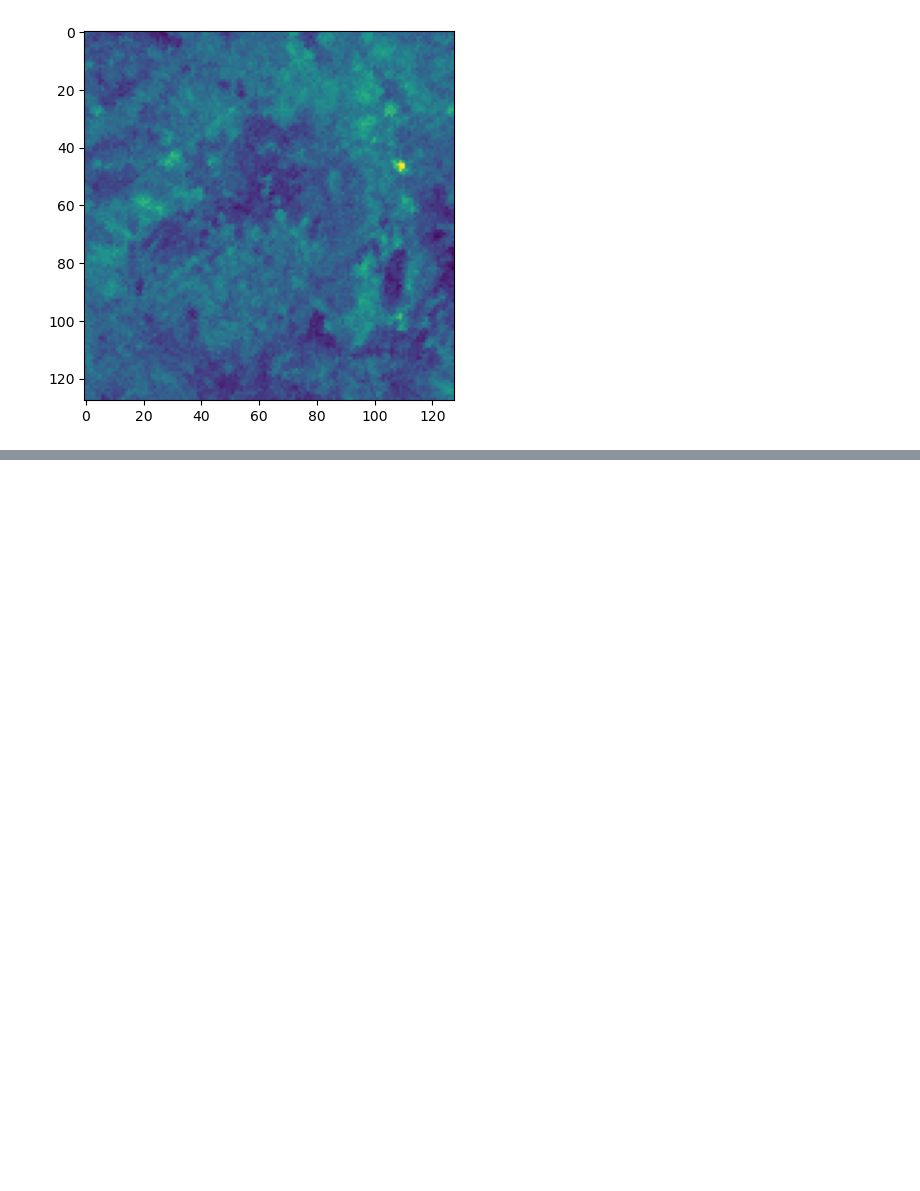
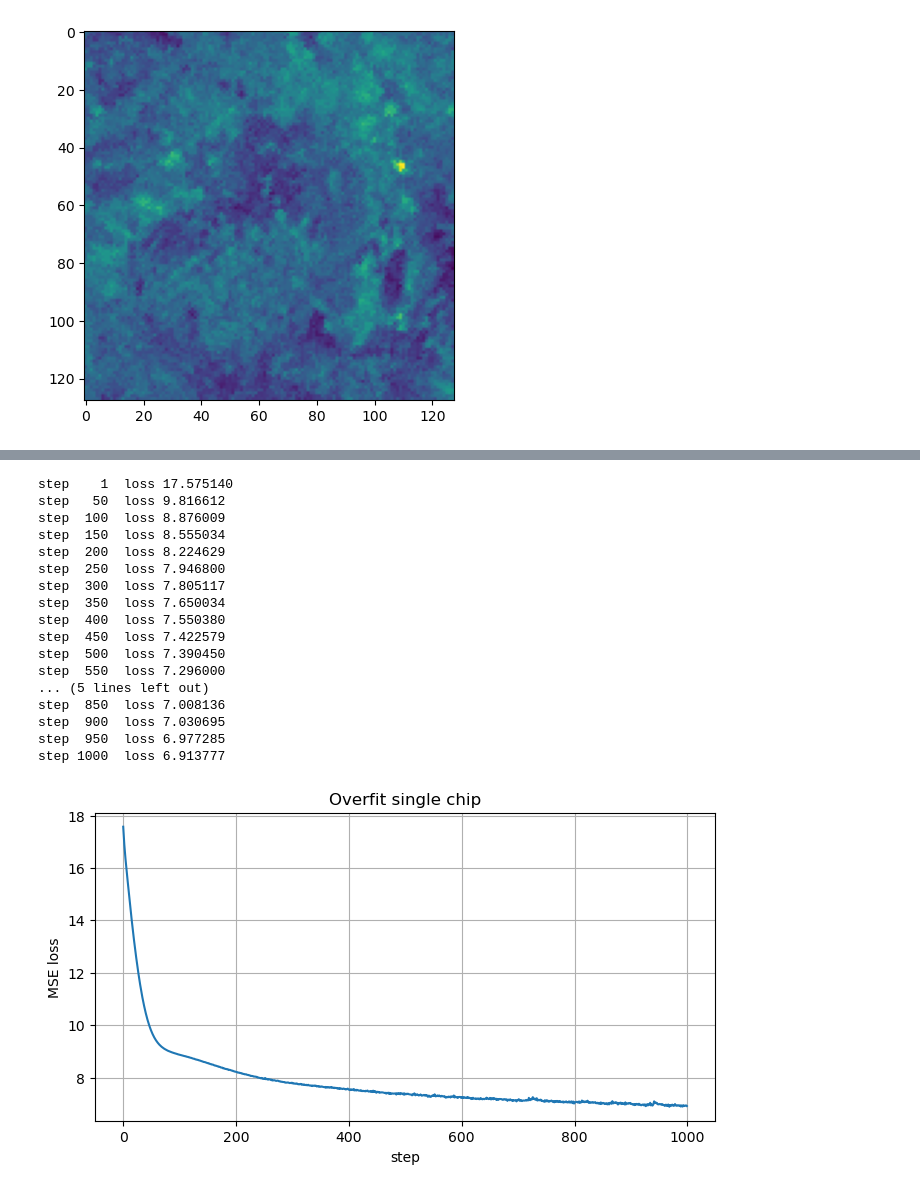
Before and after one commit to Sea-Meets-the-Stars/pauls-EMIT-HSI-transformer-stuff, a Jupyter notebook: simple_mae_encoder/scratch.ipynb, the cells around one changed output, grey strips where cells are left out. Saved outputs shown, nothing was run; the diff lists cells and outputs as text; code cells hidden in the pictures; blank space fills up the shorter version.

```diff
--- a/simple_mae_encoder/scratch.ipynb
+++ b/simple_mae_encoder/scratch.ipynb
@@ -30,0 +74,14 @@ plt.imshow(h5_array[0, :, :])
+# %%
+import torch
+import model_definition as m
+
+device = torch.device("cuda" if torch.cuda.is_available() else "cpu")
+model = m.SimpleHyperspectralMAEEncoder().to(device)
+optimizer = torch.optim.AdamW(model.parameters(), lr=1e-4)
+# %%
+# h5 'hypercube' is (H, W, C) = (128, 128, 285)
+chip_hwc = np.array(h5_file["hypercube"], dtype=np.float32)
+print("chip shape (H, W, C):", chip_hwc.shape)
+
+batch = torch.from_numpy(chip_hwc).unsqueeze(0).to(device)  # (1, 128, 128, 285)
+print("batch shape:", batch.shape)
@@ -30,0 +91,7 @@ plt.imshow(h5_array[0, :, :])
+# %%
+model.zero_grad(set_to_none=True)
+loss = model(batch)
+print("loss:", loss.item())
+loss.backward()
+optimizer.step()
+print("backward OK")
@@ -30,0 +101,42 @@ plt.imshow(h5_array[0, :, :])
+# %%
+num_steps = 1000
+log_every = 50
+loss_history = []
+
+model.train()
+for step in range(1, num_steps + 1):
+    model.zero_grad(set_to_none=True)
+    loss = model(batch)
+    loss.backward()
+    optimizer.step()
+    loss_history.append(loss.item())
+
+    if step % log_every == 0 or step == 1:
+        print(f"step {step:4d}  loss {loss.item():.6f}")
+
+plt.figure(figsize=(8, 4))
+plt.plot(loss_history)
+plt.xlabel("step")
+plt.ylabel("MSE loss")
+plt.title("Overfit single chip")
+plt.grid(True)
+plt.show()
+# %% [output]
+step    1  loss 17.575140
+step   50  loss 9.816612
+step  100  loss 8.876009
+step  150  loss 8.555034
+step  200  loss 8.224629
+step  250  loss 7.946800
+step  300  loss 7.805117
+step  350  loss 7.650034
+step  400  loss 7.550380
+step  450  loss 7.422579
+step  500  loss 7.390450
+step  550  loss 7.296000
+... (5 lines left out)
+step  850  loss 7.008136
+step  900  loss 7.030695
+step  950  loss 6.977285
+step 1000  loss 6.913777
+[figure, added]
```
Also changed, not shown: parts of 6 cells of this notebook, 1 other file.
